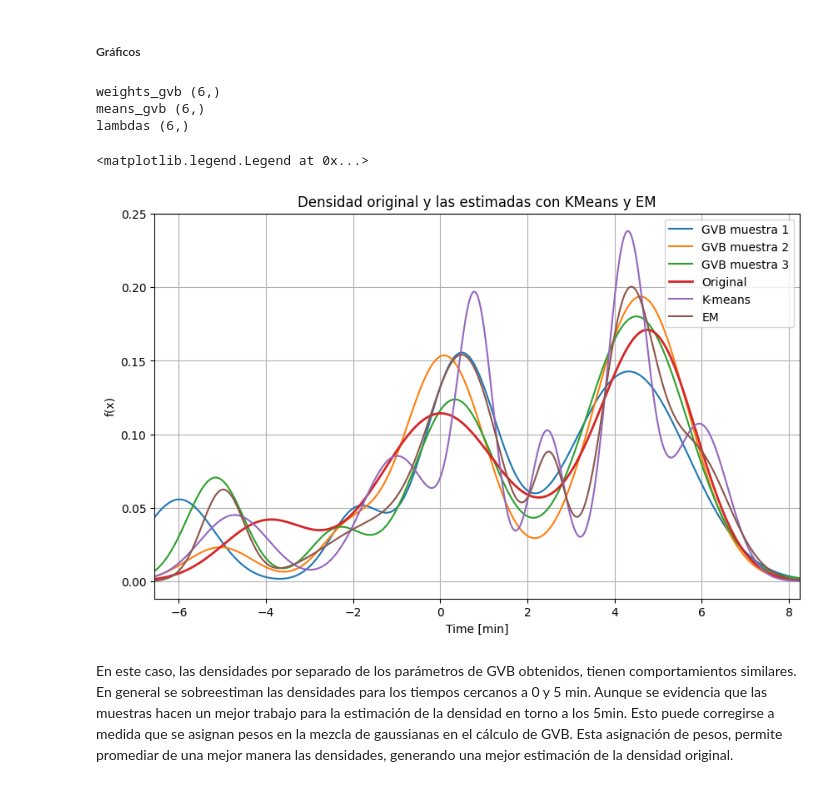
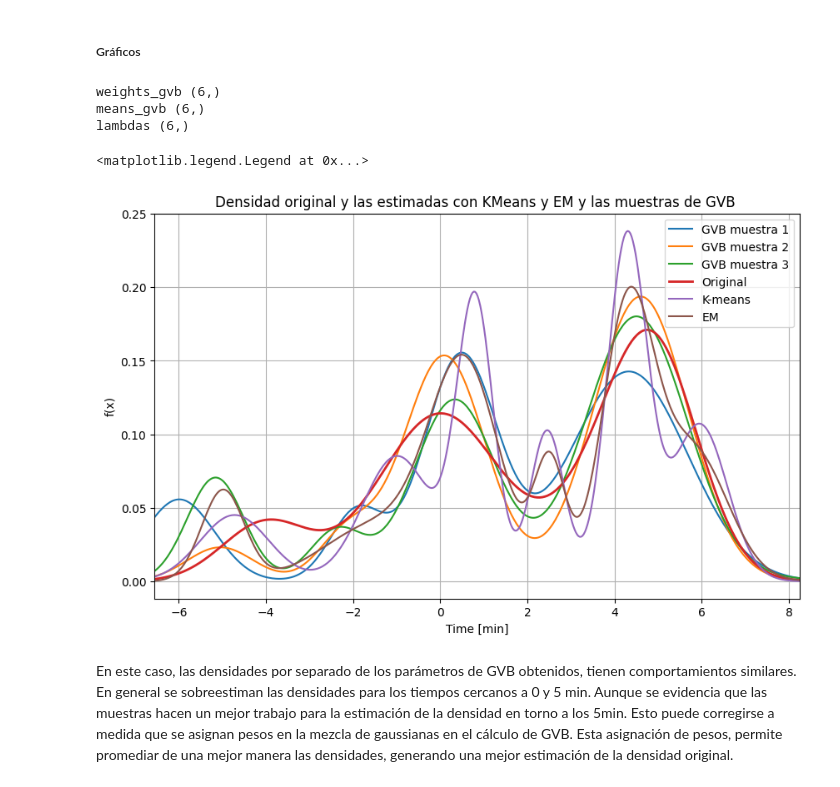
Before and after one commit to Jsar9/Signal-Processing-Workshop, a Jupyter notebook: TPs/TP10/TP10_SARMIENTO_104241.ipynb, the cells around one changed output. Cells and saved outputs as stored; diff of their text form; code cells hidden in the pictures.

```diff
--- a/TPs/TP10/TP10_SARMIENTO_104241.ipynb
+++ b/TPs/TP10/TP10_SARMIENTO_104241.ipynb
@@ -910,35 +910,35 @@ for s in range(3):
     # Se calculan los parámetros con el GVB entrenado
     weights_gvb, means_gvb, lambdas = gvb_model.sample_parameters()
     stds = np.sqrt(1/lambdas)
 
     if s==1 :
         print('weights_gvb', weights_gvb.shape)
         print('means_gvb', means_gvb.shape)
         print('lambdas', lambdas.shape)
 
     # Se obtiene la pdf de cada componente, resultando en una matriz de (500,K)
     comp_pdfs = gaussian_pdf_gvb(x_plot, mean=means_gvb, std=stds)
 
     # Se mezclan las componentes, generando un array de (500,)
     pdf_sample = comp_pdfs @ weights_gvb  # shapes: (500,K) x (K,)
 
     plt.plot(x_plot, pdf_sample, label=f"GVB muestra {s+1}")
 
 plt.plot(x_plot, pdf_original, label='Original', linewidth=2)
 plt.plot(x_plot, pdf_kmeans, label='K-means')
 plt.plot(x_plot, pdf_em, label='EM')
 plt.xlim([np.min(x_plot), np.max(x_plot)])
-plt.title('Densidad original y las estimadas con KMeans y EM')
+plt.title('Densidad original y las estimadas con KMeans y EM y las muestras de GVB ')
 plt.xlabel('Time [min]')
 plt.ylabel('f(x)')
 plt.grid()
 plt.legend()
 # %% [output]
 weights_gvb (6,)
 means_gvb (6,)
 lambdas (6,)
 <matplotlib.legend.Legend at 0x...>
-[figure, old version]
+[figure, new version]
 # %% [markdown]
 En este caso, las densidades por separado de los parámetros de GVB obtenidos, tienen comportamientos similares. En general se sobreestiman las densidades para los tiempos cercanos a 0 y 5 min. Aunque se evidencia que las muestras hacen un mejor trabajo para la estimación de la densidad en torno a los 5min. Esto puede corregirse a medida que se asignan pesos en la mezcla de gaussianas en el cálculo de GVB. Esta asignación de pesos, permite promediar de una mejor manera las densidades, generando una mejor estimación de la densidad original.
 # %% [markdown]
```
Also changed, not shown: parts of 1 cell of this notebook.
